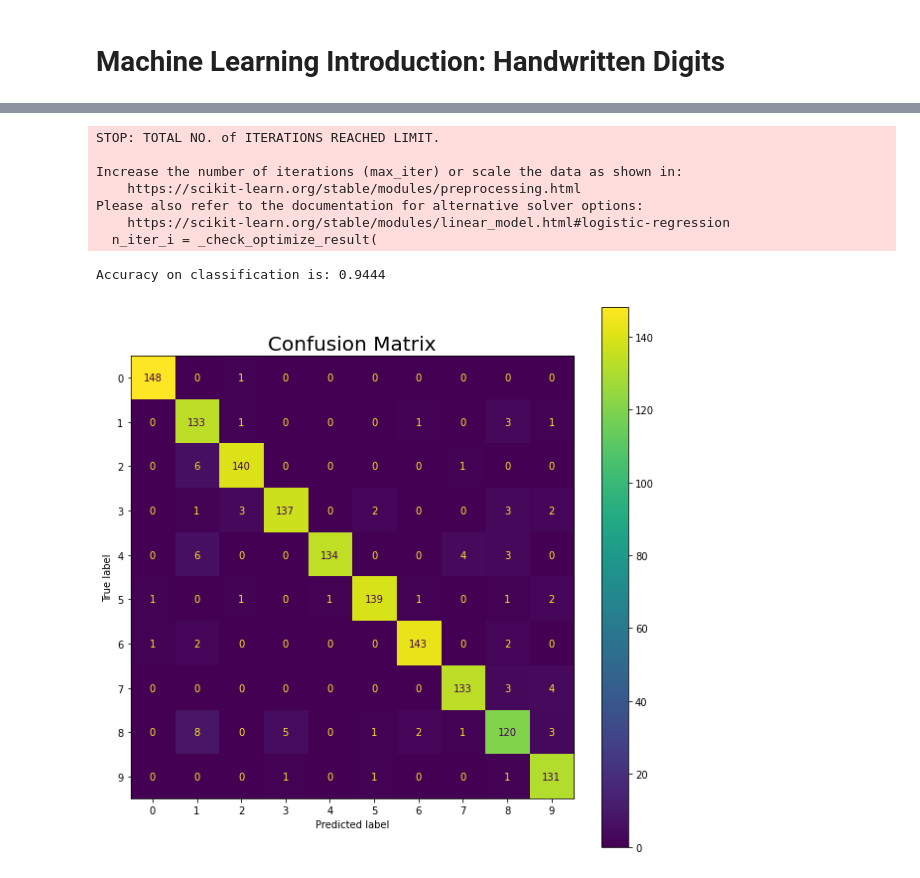
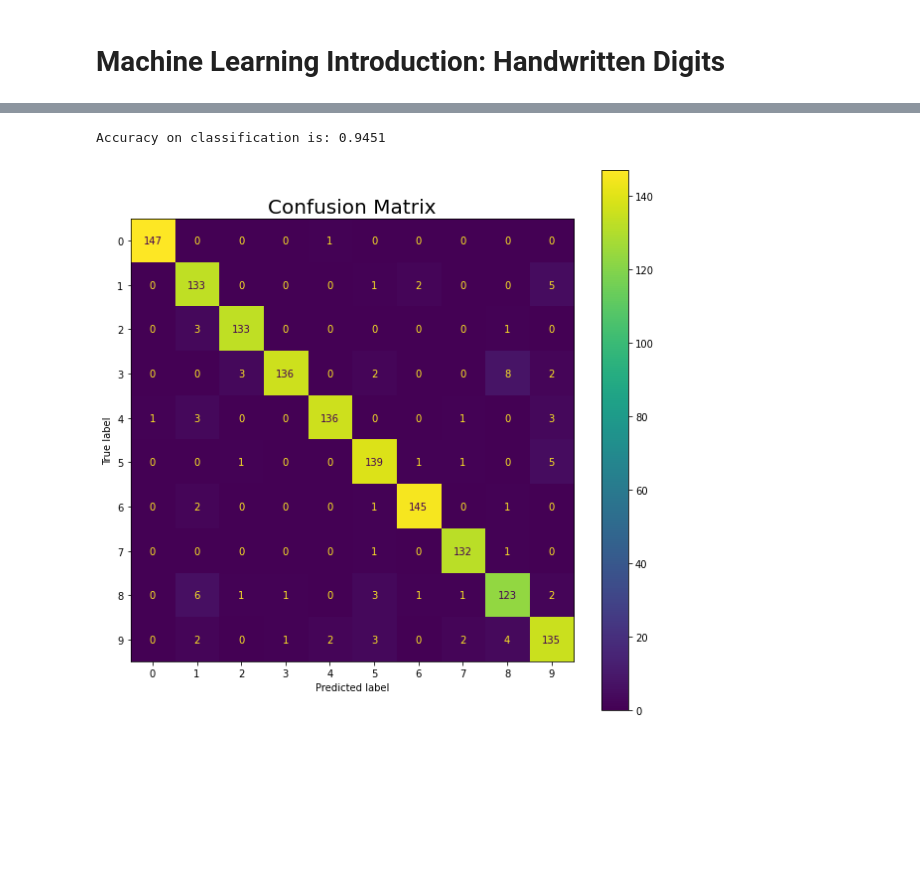
Before and after one commit to olli-e-benji/Astrostatistics-and-Machine-Learning-2023, a Jupyter notebook: working/L13_HandwrittenDigits.ipynb, the cells around one changed output, grey strips where cells are left out. Saved outputs shown, nothing was run; the diff lists cells and outputs as text; code cells hidden in the pictures; blank space fills up the shorter version.

```diff
--- a/working/L13_HandwrittenDigits.ipynb
+++ b/working/L13_HandwrittenDigits.ipynb
@@ -46,38 +61,30 @@ After embedding shape is: (1797, 2).
 # %%
 #Classification with linear regression -> Supervised Learning
 
 #Assigning a model
-model = linear_model.LogisticRegression(solver='sag')
+model = linear_model.LogisticRegression(solver='sag', max_iter=2000)
 
 #Split data into training and test subsets with a test size of 80%
 X_train, X_test, y_train, y_test = sklearn.model_selection.train_test_split(data, digits.target, test_size=0.8)
 
 #Train the model with the digits on the training subset
 model.fit(X_train, y_train)
 
-#Predict the value of the digit on the non-trained test subset
-#Prediction comes from trained model!
+#Predict the value of the digit on the test subset -> Prediction comes from trained model!
 y_predicted = model.predict(X_test)
 
-#Accuracy score -> the dimensionalities must match!
+#Accuracy score -> The two dimensionalities must match!
 accuracy = sklearn.metrics.accuracy_score(y_test, y_predicted)
 print('Accuracy on classification is: {:.4f}'.format(accuracy))
 
 #Computing the confusion matrix
 conf_matrix = metrics.confusion_matrix(y_test, y_predicted)
 
 #Pretty plotting
 fig, ax = plt.subplots(figsize=(10, 10))
 display = metrics.ConfusionMatrixDisplay(conf_matrix).plot(ax=ax)
 display.ax_.set_title('Confusion Matrix', fontsize=20)
 plt.show()
 # %% [output]
-STOP: TOTAL NO. of ITERATIONS REACHED LIMIT.
-
-Increase the number of iterations (max_iter) or scale the data as shown in:
-    https://scikit-learn.org/stable/modules/preprocessing.html
-Please also refer to the documentation for alternative solver options:
-    https://scikit-learn.org/stable/modules/linear_model.html#logistic-regression
-  n_iter_i = _check_optimize_result(
+Accuracy on classification is: 0.9451
-Accuracy on classification is: 0.9444
-[figure, old version]
+[figure, new version]
```
Also changed, not shown: parts of 4 cells of this notebook.
